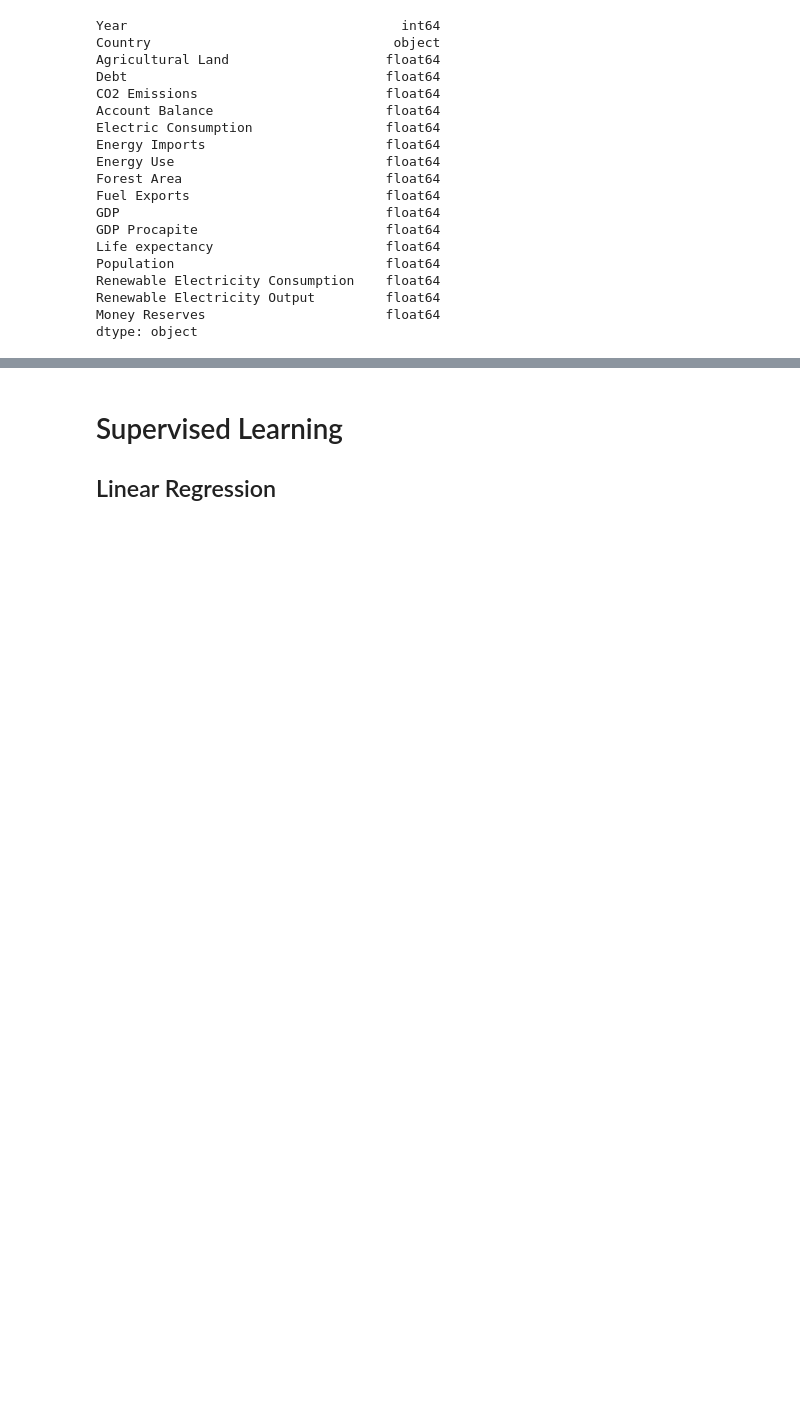
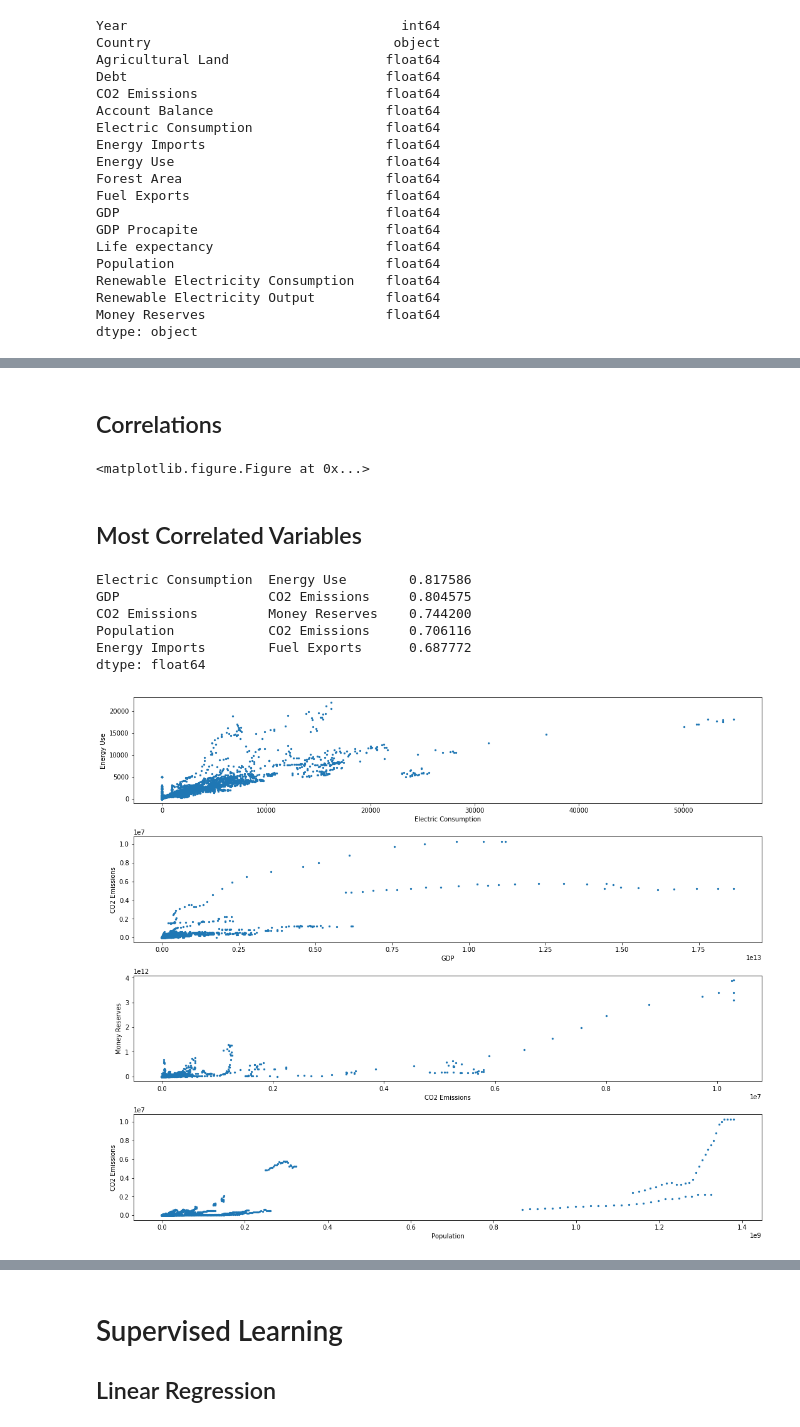
Before and after one commit to AngeloDamiani/DA-DDD-Project, a Jupyter notebook: main_notebook.ipynb, the cells around one changed output, grey strips where cells are left out. Saved outputs shown, nothing was run; the diff lists cells and outputs as text; code cells hidden in the pictures; blank space fills up the shorter version.

```diff
--- a/main_notebook.ipynb
+++ b/main_notebook.ipynb
@@ -157,0 +176,55 @@ dtype: object
+# %% [markdown]
+## Correlations
+# %%
+import matplotlib.pyplot as plt
+import numpy as np
+
+# Correlation matrix
+corr_matrix = df.corr()
+
+names = list(corr_matrix.columns)
+fig = plt.figure(figsize=[15,15])
+ax = fig.add_subplot(111)
+cax = ax.matshow(corr_matrix, vmin=-1, vmax=1)
+fig.colorbar(cax)
+ticks = np.arange(0,len(names),1)
+ax.set_xticks(ticks)
+ax.set_yticks(ticks)
+ax.set_yticklabels(names)
+plt.show()
+# %% [output]
+<matplotlib.figure.Figure at 0x...>
+# %% [markdown]
+## Most Correlated Variables
+# %%
+# N most correlated variables
+
+N = 5
+
+abs_c_matrix = corr_matrix.abs()
+series = abs_c_matrix.unstack()
+sorted_series = series.sort_values(kind="quicksort")
+sorted_series = sorted_series.iloc[::-1]
+
+sorted_series = sorted_series[sorted_series.shift(-1) != sorted_series]
+sorted_series = sorted_series[sorted_series < 1][0:N]
+print(sorted_series)
+
+plt.rcParams['figure.figsize'] = (15,15)
+indexes = list(sorted_series.index)
+for i in range(1,N):
+    plt.subplot(5, 1, i)
+    plt.scatter(df[indexes[i-1][0]],df[indexes[i-1][1]], marker='o', s=5);
+    plt.xlabel(indexes[i-1][0])
+    plt.ylabel(indexes[i-1][1])
+
+plt.tight_layout()
+plt.show()
+# %% [output]
+Electric Consumption  Energy Use        0.817586
+GDP                   CO2 Emissions     0.804575
+CO2 Emissions         Money Reserves    0.744200
+Population            CO2 Emissions     0.706116
+Energy Imports        Fuel Exports      0.687772
+dtype: float64
+[figure, added]
```
Also changed, not shown: parts of 15 cells of this notebook.
